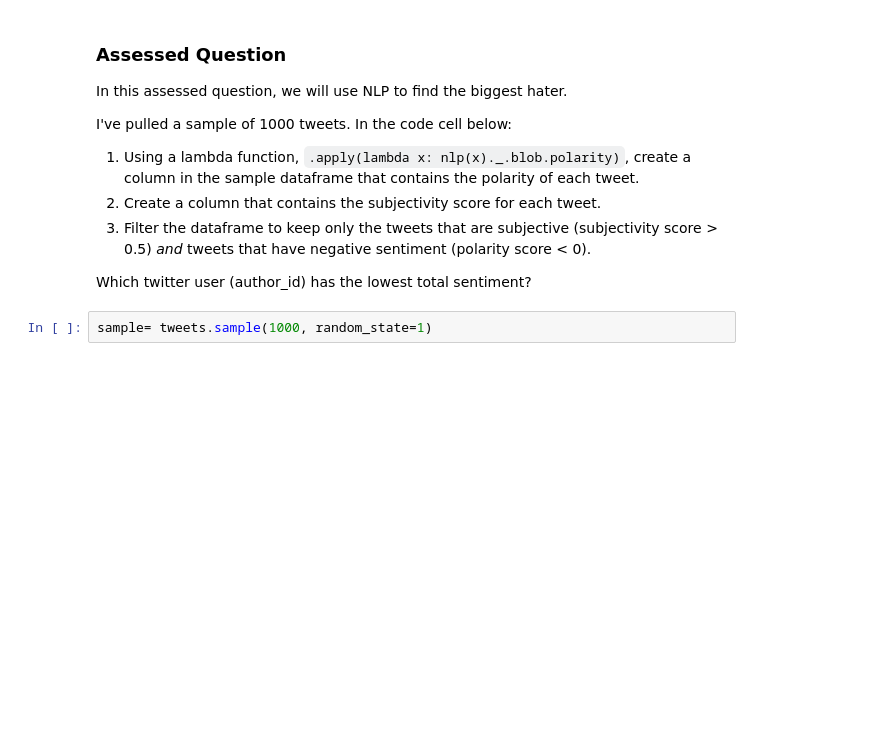
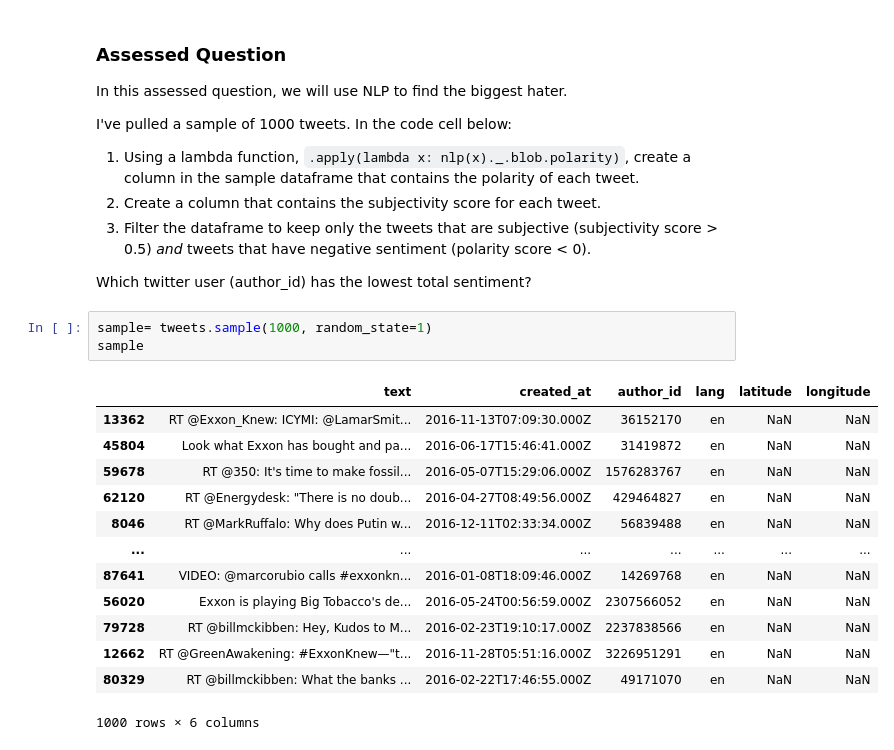
Before and after one commit to alicecaiger/QM2, a Jupyter notebook: W7_Natural_Language_Processing_Student_Version.ipynb, the cells around one changed output. Saved outputs shown, nothing was run; the diff lists cells and outputs as text; blank space fills up the shorter version.

```diff
--- a/W7_Natural_Language_Processing_Student_Version.ipynb
+++ b/W7_Natural_Language_Processing_Student_Version.ipynb
@@ -627,6 +635,21 @@ I've pulled a sample of 1000 tweets. In the code cell below:
 Which twitter user (author_id) has the lowest total sentiment?
 # %%
 sample= tweets.sample(1000, random_state=1)
+sample
+# %% [output]
+|  | text | created_at | author_id | lang | latitude | longitude |
+| 13362 | RT @Exxon_Knew: ICYMI: @LamarSmit... | 2016-11-13T07:09:30.000Z | 36152170 | en | NaN | NaN |
+| 45804 | Look what Exxon has bought and pa... | 2016-06-17T15:46:41.000Z | 31419872 | en | NaN | NaN |
+| 59678 | RT @350: It's time to make fossil... | 2016-05-07T15:29:06.000Z | 1576283767 | en | NaN | NaN |
+| 62120 | RT @Energydesk: "There is no doub... | 2016-04-27T08:49:56.000Z | 429464827 | en | NaN | NaN |
+| 8046 | RT @MarkRuffalo: Why does Putin w... | 2016-12-11T02:33:34.000Z | 56839488 | en | NaN | NaN |
+| ... | ... | ... | ... | ... | ... | ... |
+| 87641 | VIDEO: @marcorubio calls #exxonkn... | 2016-01-08T18:09:46.000Z | 14269768 | en | NaN | NaN |
+| 56020 | Exxon is playing Big Tobacco's de... | 2016-05-24T00:56:59.000Z | 2307566052 | en | NaN | NaN |
+| 79728 | RT @billmckibben: Hey, Kudos to M... | 2016-02-23T19:10:17.000Z | 2237838566 | en | NaN | NaN |
+| 12662 | RT @GreenAwakening: #ExxonKnew—"t... | 2016-11-28T05:51:16.000Z | 3226951291 | en | NaN | NaN |
+| 80329 | RT @billmckibben: What the banks ... | 2016-02-22T17:46:55.000Z | 49171070 | en | NaN | NaN |
+1000 rows × 6 columns
 # %%
 display(call)
 # %% [output]
```
Also changed, not shown: parts of 7 cells of this notebook.
